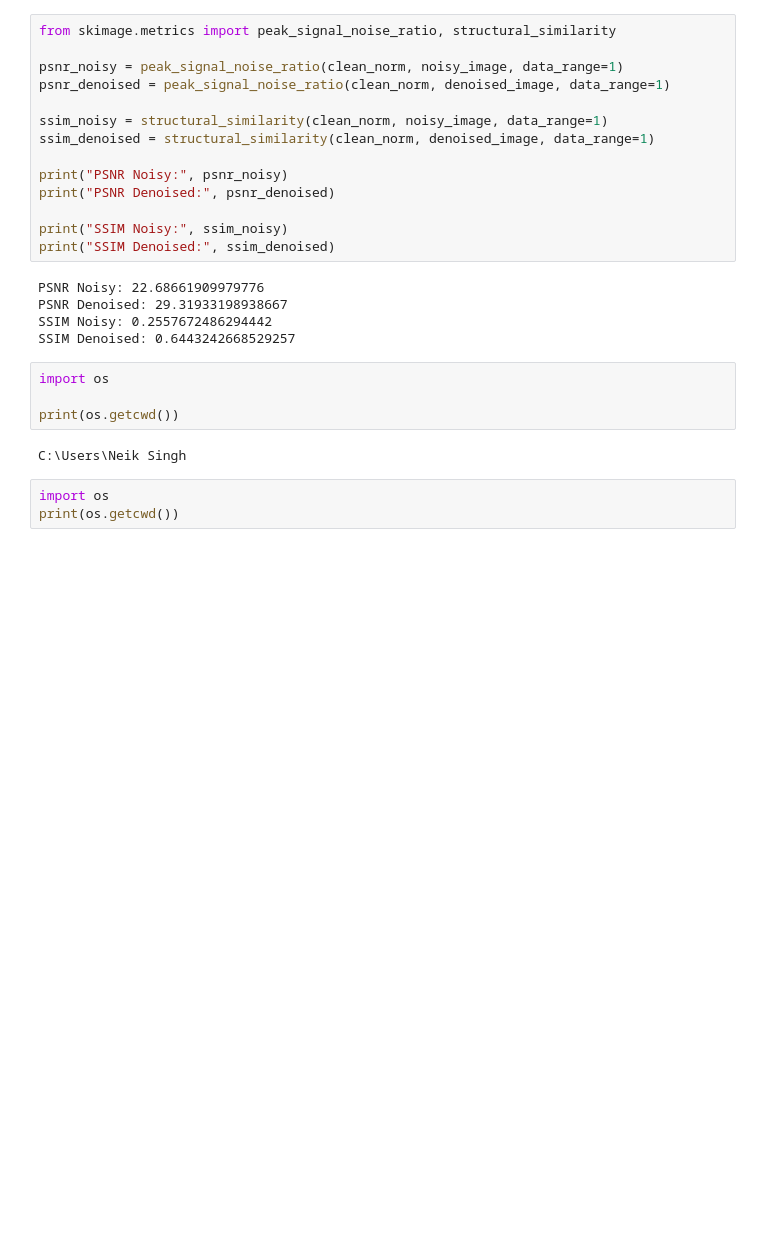
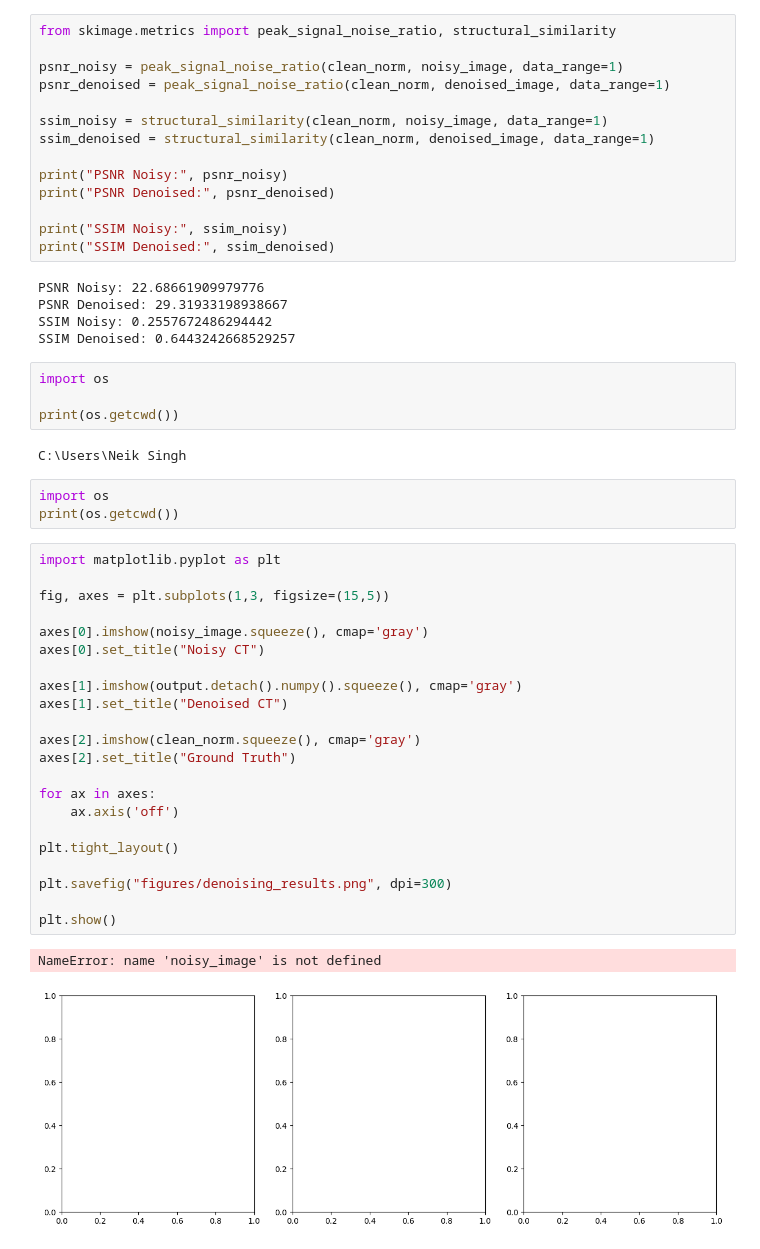
Before and after one commit to Rajinder237kaur/CT-Denoising-CNN, a Jupyter notebook: CT_DL.ipynb, the cells around one changed output. Drawn from its saved outputs; the diff is of its cells as text; blank space fills up the shorter version.

```diff
--- a/CT_DL.ipynb
+++ b/CT_DL.ipynb
@@ -317,3 +317,28 @@ C:\Users\Neik Singh
 # %%
 import os
 print(os.getcwd())
+# %%
+import matplotlib.pyplot as plt
+
+fig, axes = plt.subplots(1,3, figsize=(15,5))
+
+axes[0].imshow(noisy_image.squeeze(), cmap='gray')
+axes[0].set_title("Noisy CT")
+
+axes[1].imshow(output.detach().numpy().squeeze(), cmap='gray')
+axes[1].set_title("Denoised CT")
+
+axes[2].imshow(clean_norm.squeeze(), cmap='gray')
+axes[2].set_title("Ground Truth")
+
+for ax in axes:
+    ax.axis('off')
+
+plt.tight_layout()
+
+plt.savefig("figures/denoising_results.png", dpi=300)
+
+plt.show()
+# %% [output]
+NameError: name 'noisy_image' is not defined
+[figure, added]
```
Also changed, not shown: 2 other files.
